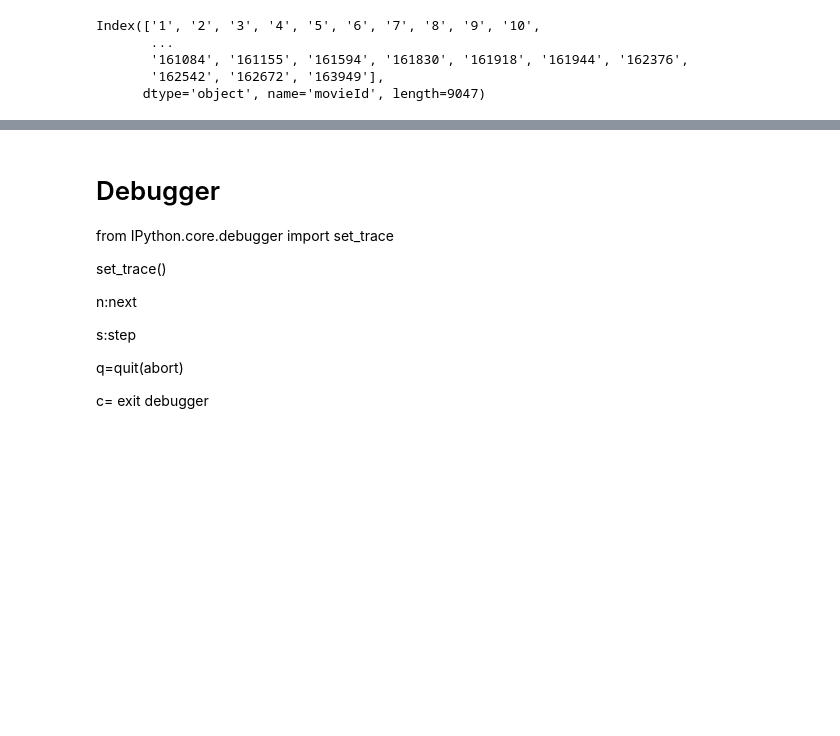
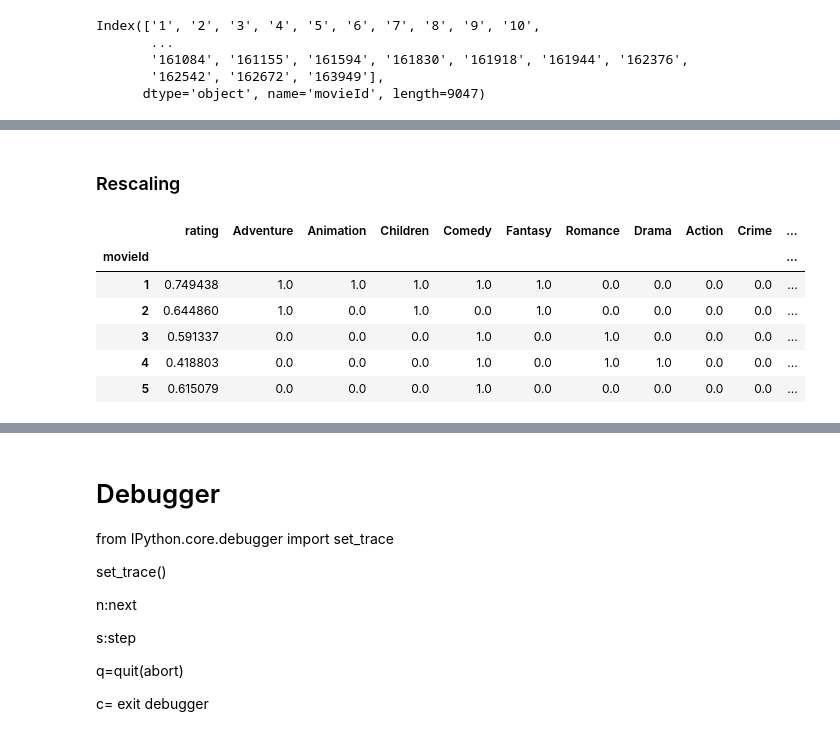
Before and after one commit to Alfonsogar/master_ds_project, a Jupyter notebook: Movielens.ipynb, the cells around one changed output, grey strips where cells are left out. Cells and saved outputs as stored; diff of their text form; code cells hidden in the pictures; blank space fills up the shorter version.

```diff
--- a/Movielens.ipynb
+++ b/Movielens.ipynb
@@ -382,0 +359,2 @@ temp
+# %% [markdown]
+### Rescaling
@@ -382,0 +363,22 @@ temp
+# %%
+dataset = combined.iloc[:, 2:]
+# %%
+dataset_scaled = pd.DataFrame(MinMaxScaler().fit_transform(dataset), index=combined.index)
+# %%
+# Create columns names
+columns=['rating']
+for genre in agg_genres:
+    columns.append(genre)
+# %%
+# set columns names
+dataset_scaled.columns = columns
+# %%
+dataset_scaled.head()
+# %% [output]
+|  | rating | Adventure | Animation | Children | Comedy | Fantasy | Romance | Drama | Action | Crime | ... |
+| movieId |  |  |  |  |  |  |  |  |  |  | ... |
+| 1 | 0.749438 | 1.0 | 1.0 | 1.0 | 1.0 | 1.0 | 0.0 | 0.0 | 0.0 | 0.0 | ... |
+| 2 | 0.644860 | 1.0 | 0.0 | 1.0 | 0.0 | 1.0 | 0.0 | 0.0 | 0.0 | 0.0 | ... |
+| 3 | 0.591337 | 0.0 | 0.0 | 0.0 | 1.0 | 0.0 | 1.0 | 0.0 | 0.0 | 0.0 | ... |
+| 4 | 0.418803 | 0.0 | 0.0 | 0.0 | 1.0 | 0.0 | 1.0 | 1.0 | 0.0 | 0.0 | ... |
+| 5 | 0.615079 | 0.0 | 0.0 | 0.0 | 1.0 | 0.0 | 0.0 | 0.0 | 0.0 | 0.0 | ... |
```
Also changed, not shown: parts of 36 cells of this notebook.
